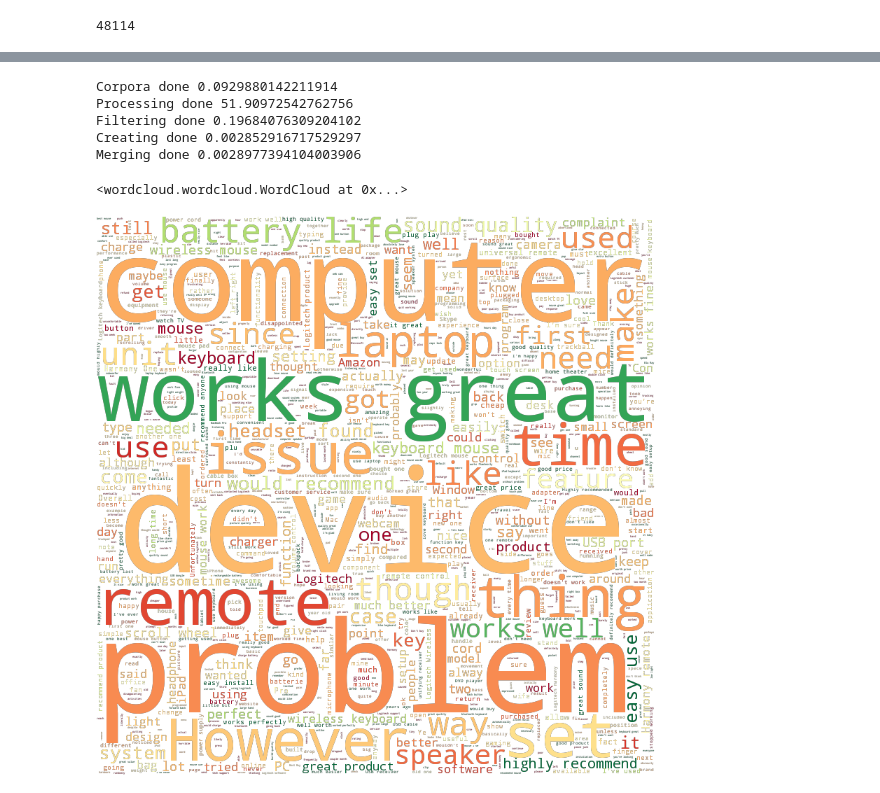
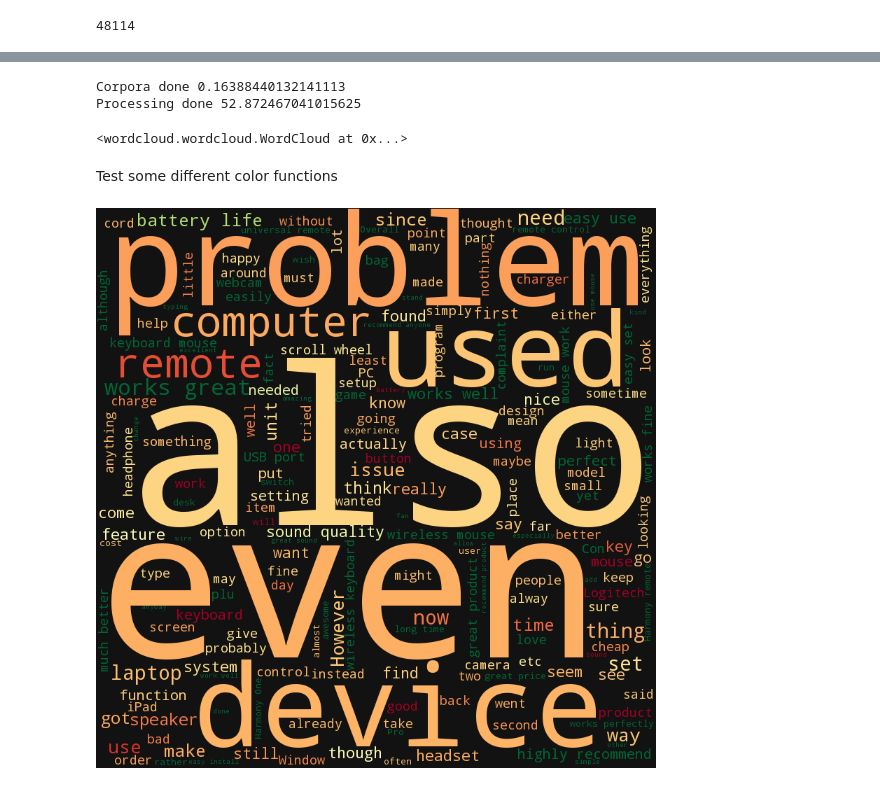
Before and after one commit to cipri-tom/ADA_project, a Jupyter notebook: wordclouds.ipynb, the cells around one changed output, grey strips where cells are left out. Cells and saved outputs as stored; diff of their text form; code cells hidden in the pictures.

Commit message:
extracted functions into file

```diff
--- a/wordclouds.ipynb
+++ b/wordclouds.ipynb
@@ -157,2 +153,0 @@ def show_img(img):
-# %%
-electro_df = revs_groups.get_group('electronics')
@@ -203,8 +156,5 @@ def process_cat(cat_df, wc):
 # %%
-electro_freq, num_pos, num_neg = process_cat(electro_df)
+electro_freq, num_pos, num_neg = process_cat(electro_df, WordCloud())
 # %% [output]
-Corpora done 0.0929880142211914
-Processing done 51.90972542762756
-Filtering done 0.19684076309204102
-Creating done 0.002852916717529297
-Merging done 0.0028977394104003906
+Corpora done 0.16388440132141113
+Processing done 52.872467041015625
@@ -253,45 +161,18 @@ def get_brewer_color_func(freq_df, total_pos, total_neg):
-# %%
-def get_cmap_color_func(freq_df, total_pos, total_neg, colormap):
-    """ Returns a coloring function which takes into account the word pos/neg frequencies scaled
-    by the number of pos/neg reviews.
-    Uses matlab colormap from param
-
-    Parameters:
-    -----------
-        freq_df: a pd.DataFrame created with `process_cat` function;
-            Needs to have (pos, neg, ...) columns"""
-    import matplotlib.pyplot as plt
-    colormap = plt.cm.get_cmap(colormap)
-
-    def word_color_mapper(word, font_size, position, orientation, font_path=None, random_state=None):
-        pos, neg = freq_df.at[word, 'pos'], freq_df.at[word, 'neg']
-        score = score_word(pos, neg, total_pos, total_neg)
-        r,g,b,a = colormap(score, bytes=True)
-        return 'rgb({},{},{})'.format(r,g,b)
-
-    return word_color_mapper
 # %%
-electro_wc.scale = 1
-electro_wc.width = 800
-electro_wc.height = 800
-electro_wc.min_font_size = 2
-electro_wc.relative_scaling = 1
-
+electro_wc = WordCloud(width=800, height=800, min_font_size=2, scale=1, relative_scaling=1)
 electro_wc.fit_words(electro_freq.total.to_dict())
 # %% [output]
 <wordcloud.wordcloud.WordCloud at 0x...>
+# %% [markdown]
+Test some different color functions
 # %%
 # electro_wc.color_func = get_brewer_color_func(electro_freq, num_pos, num_neg)
-electro_wc.mode = "RGB"
 electro_wc.background_color = "#121212"
 electro_wc.color_func = get_cmap_color_func(electro_freq, num_pos, num_neg, 'RdYlGn')
 electro_wc.recolor()
 electro_wc.to_image()
-
-# electro_wc.recolor()
-electro_wc.to_image()
 # %% [output]
-[figure, old version]
+[figure, new version]
 # %%
 pos_wc = WordCloud(height=800, width=800, max_words=1600, scale=1, collocations=True, relative_scaling=1,
                    stopwords=stopwords)
```
Also changed, not shown: parts of 29 cells of this notebook, 1 other file.
